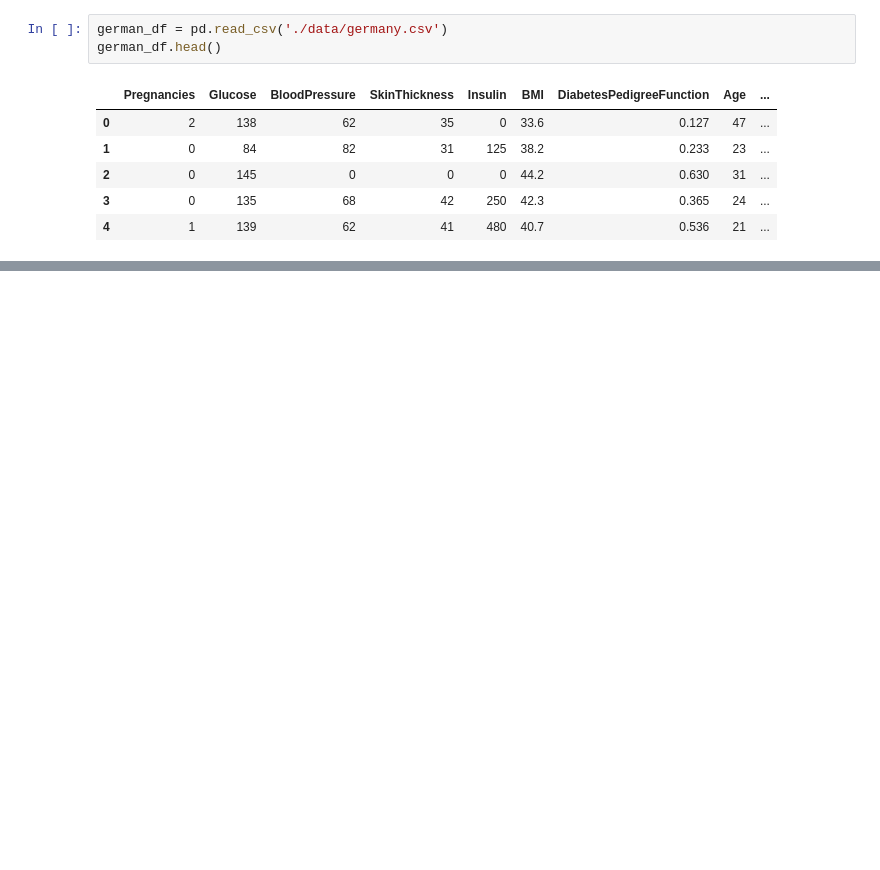
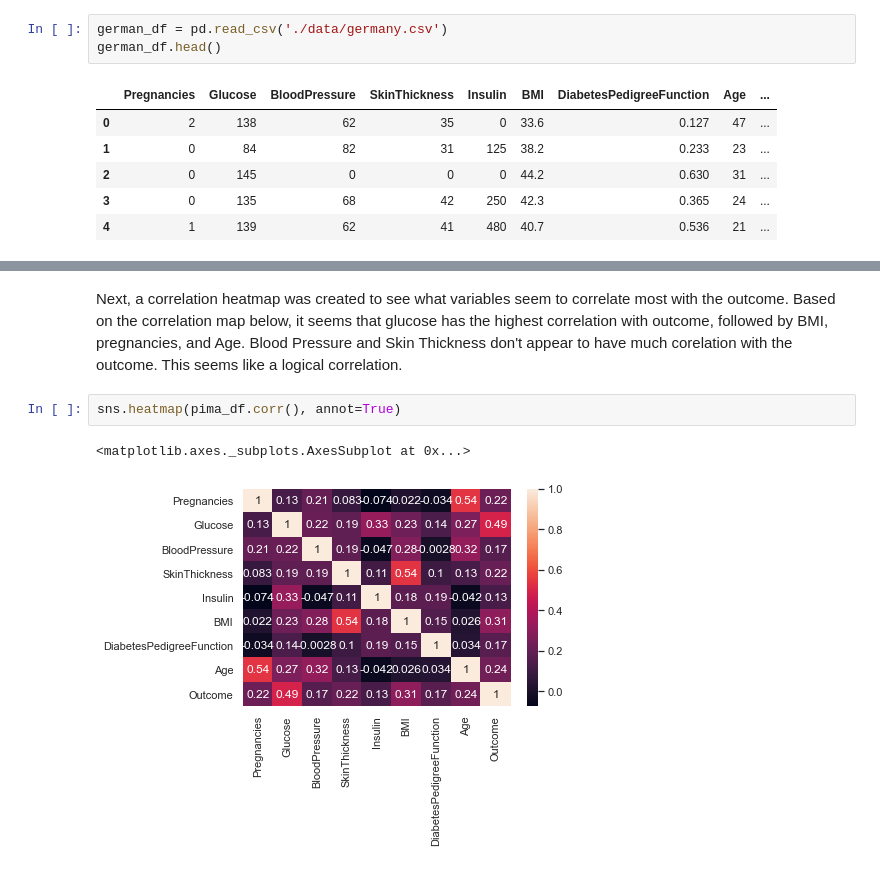
Before and after one commit to EelisK/malis-project, a Jupyter notebook: project.ipynb, the cells around one changed output, grey strips where cells are left out. Saved outputs shown, nothing was run; the diff lists cells and outputs as text; blank space fills up the shorter version.

```diff
--- a/project.ipynb
+++ b/project.ipynb
@@ -97,0 +113,7 @@ german_df.describe()
+# %% [markdown]
+Next, a correlation heatmap was created to see what variables seem to correlate most with the outcome. Based on the correlation map below, it seems that glucose has the highest correlation with outcome, followed by BMI, pregnancies, and Age. Blood Pressure and Skin Thickness don't appear to have much corelation with the outcome. This seems like a logical correlation.
+# %%
+sns.heatmap(pima_df.corr(), annot=True)
+# %% [output]
+<matplotlib.axes._subplots.AxesSubplot at 0x...>
+[figure, added]
```
Also changed, not shown: parts of 7 cells of this notebook, 3 other files.
